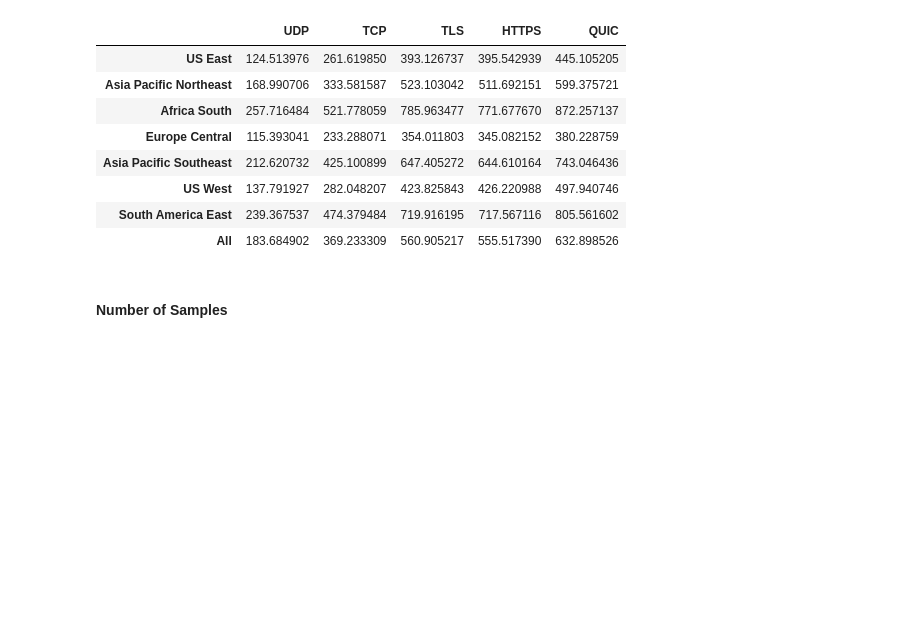
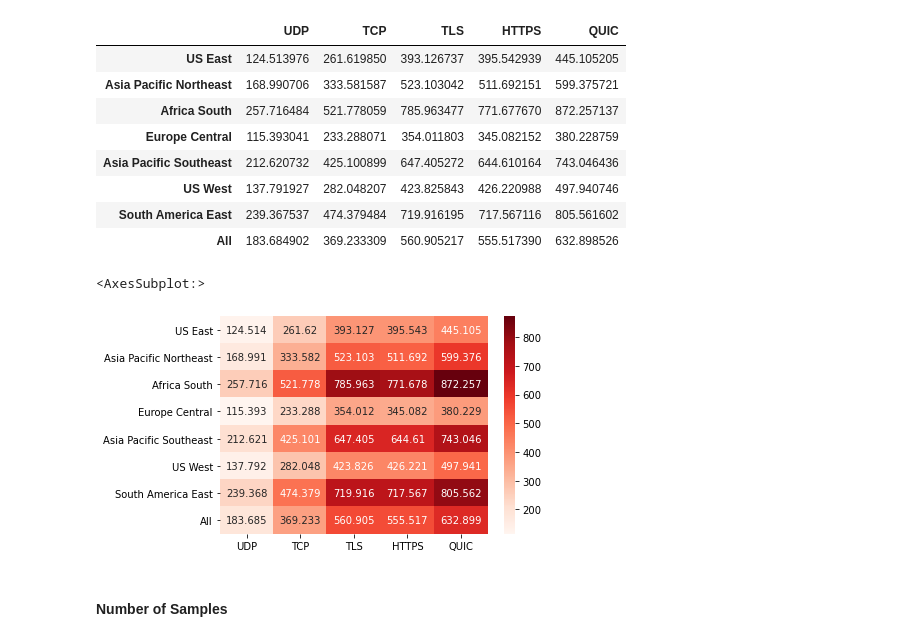
Before and after one commit to justus237/dns-analysis, a Jupyter notebook: Performance.ipynb, the cells around one changed output. Cells and saved outputs as stored; diff of their text form; code cells hidden in the pictures; blank space fills up the shorter version.

```diff
--- a/Performance.ipynb
+++ b/Performance.ipynb
@@ -397,6 +399,11 @@ total_times_df.style.background_gradient(cmap='RdYlGn_r', axis=1)
 | US West | 137.791927 | 282.048207 | 423.825843 | 426.220988 | 497.940746 |
 | South America East | 239.367537 | 474.379484 | 719.916195 | 717.567116 | 805.561602 |
 | All | 183.684902 | 369.233309 | 560.905217 | 555.517390 | 632.898526 |
+# %%
+sns.heatmap(total_times_df, annot=True, fmt='g', cmap='Reds')
+# %% [output]
+<AxesSubplot:>
+[figure, added]
 # %% [markdown]
 #### Number of Samples
 # %%
```
Also changed, not shown: parts of 5 cells of this notebook, 5 other files.
